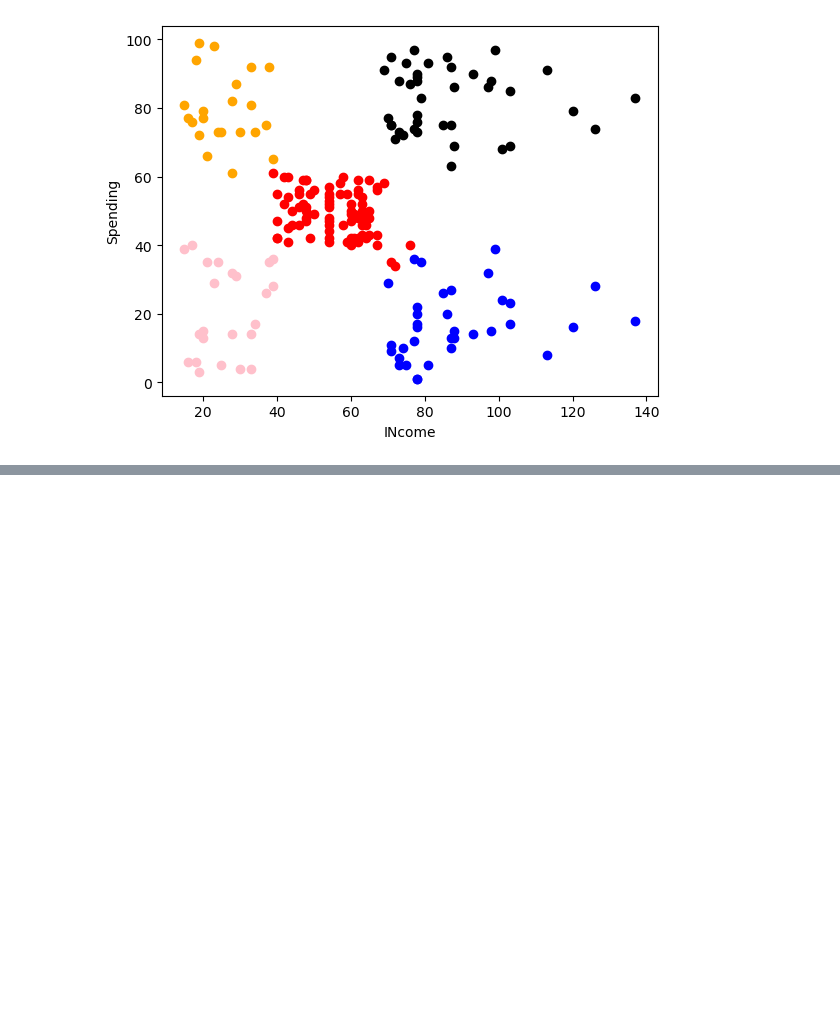
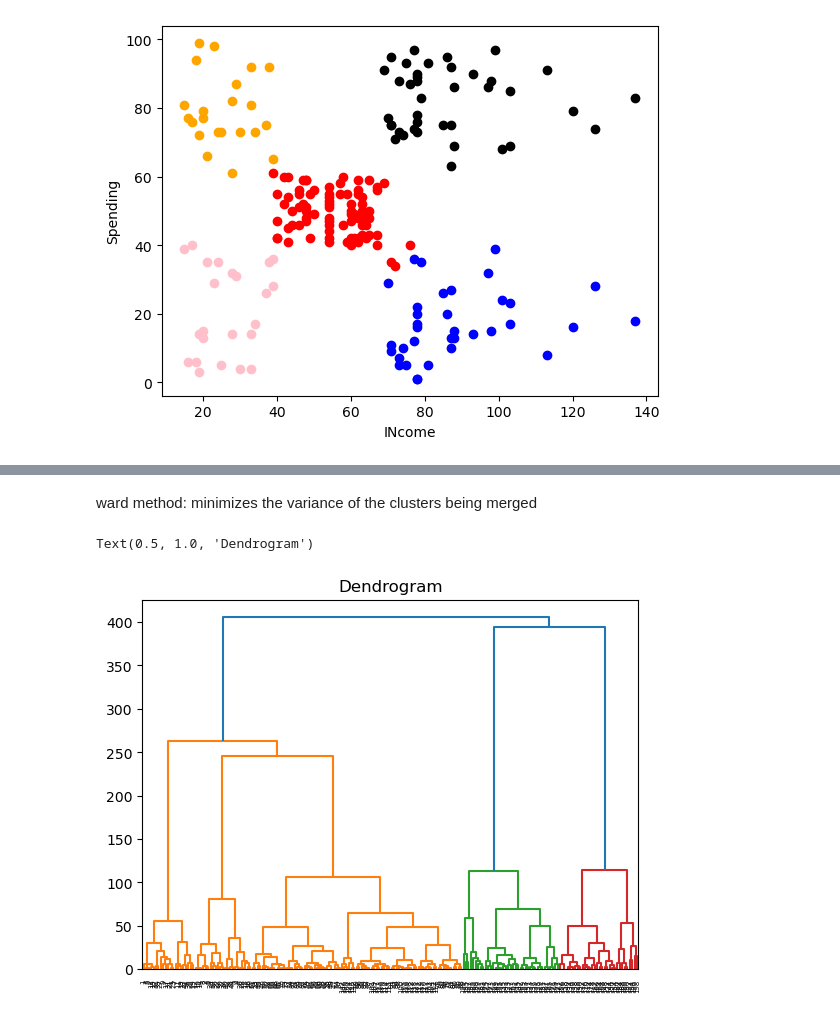
Before and after one commit to basavbamrah/training-sem-7, a Jupyter notebook: unsupervised.ipynb, the cells around one changed output, grey strips where cells are left out. Drawn from its saved outputs; the diff is of its cells as text; code cells hidden in the pictures; blank space fills up the shorter version.

```diff
--- a/unsupervised.ipynb
+++ b/unsupervised.ipynb
@@ -115,0 +124,17 @@ plt.show()
+# %% [markdown]
+ward method: minimizes the variance of the clusters being merged
+# %%
+import pandas as pd
+import numpy as np
+import matplotlib.pyplot as plt
+
+
+df=pd.read_csv('./Mall_Customers (1).csv')
+X=df.iloc[:,-2:]
+# %%
+from scipy.cluster import hierarchy as sch
+sch.dendrogram(sch.linkage(X,method='ward'))
+plt.title('Dendrogram')
+# %% [output]
+Text(0.5, 1.0, 'Dendrogram')
+[figure, added]
```
Also changed, not shown: parts of 3 cells of this notebook, 1 other file.
